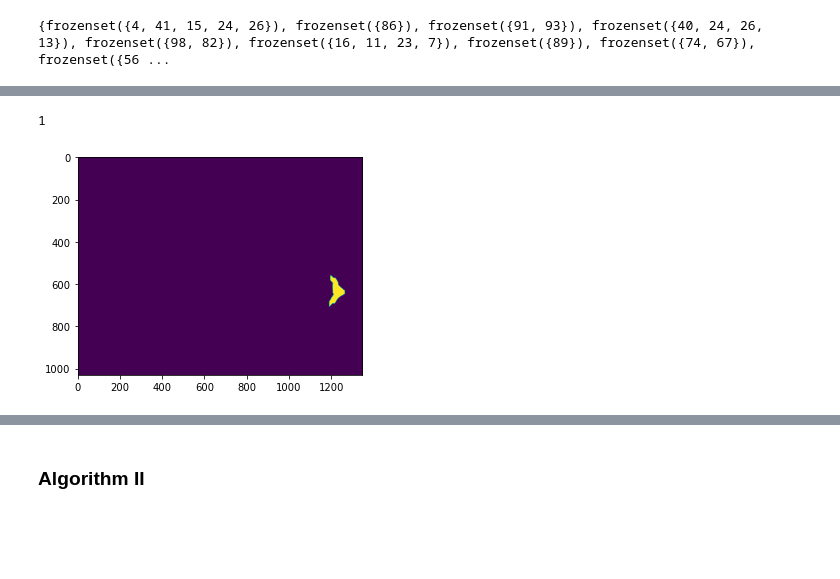
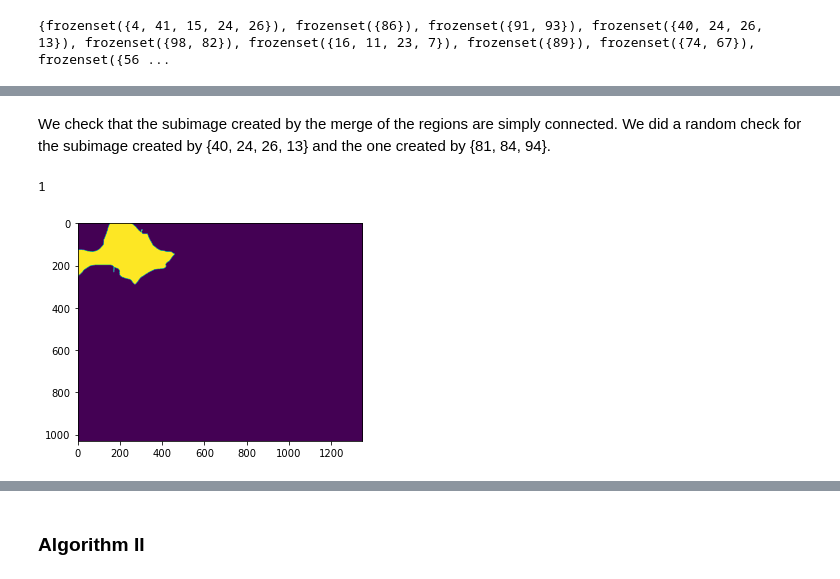
Before and after one commit to Jacob-Relle/MIP-Projekt, a Jupyter notebook: Project.ipynb, the cells around one changed output, grey strips where cells are left out. Cells and saved outputs as stored; diff of their text form; code cells hidden in the pictures; blank space fills up the shorter version.

```diff
--- a/Project.ipynb
+++ b/Project.ipynb
@@ -118,10 +105,13 @@ euler_number(img_a+img_b+img_c)
-# %%
-img_a = Omega == 81
-img_b = Omega == 84
-img_c = Omega == 94
-
-plt.imshow(img_a + img_b + img_c)
-euler_number(img_a + img_b + img_c)
-# %% [output]
-1
-[figure, removed]
+# %% [markdown]
+We check that the subimage created by the merge of the regions are simply connected. We did a random check for the subimage created by {40, 24, 26, 13} and the one created by {81, 84, 94}.
+# %%
+img_a = Omega == 40
+img_b = Omega == 24
+img_c = Omega == 26
+img_d = Omega == 13
+
+plt.imshow(img_a + img_b + img_c + img_d)
+euler_number(img_a+img_b+img_c+img_d)
+# %% [output]
+1
+[figure, added]
```
Also changed, not shown: parts of 5 cells of this notebook.
